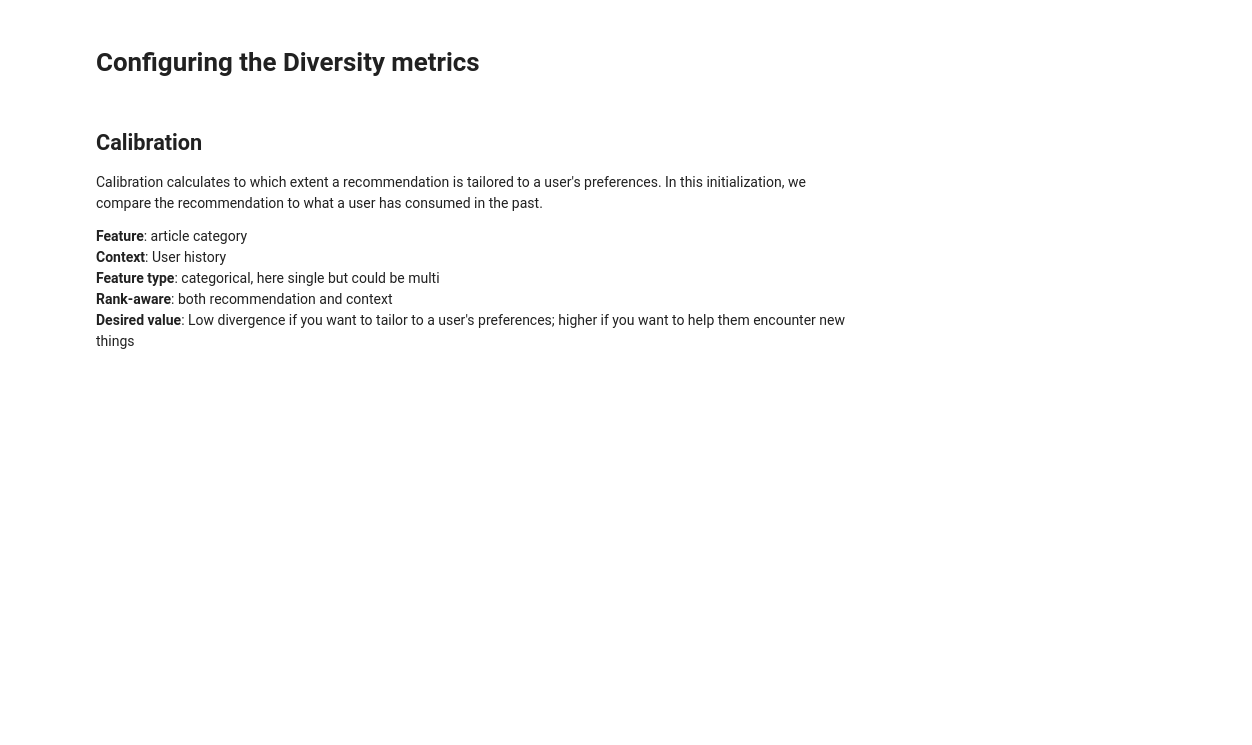
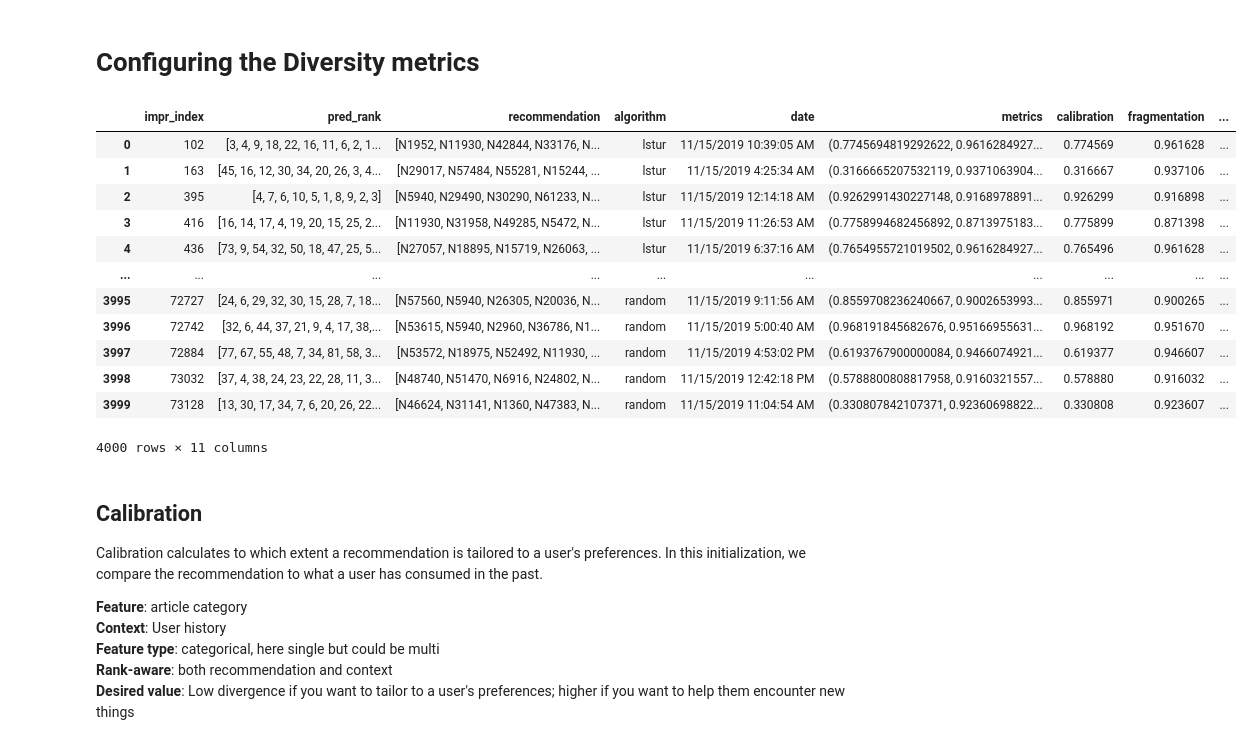
Before and after one commit to svrijenhoek/RADio-, a Jupyter notebook: diversity.ipynb, the cells around one changed output. Saved outputs shown, nothing was run; the diff lists cells and outputs as text; code cells hidden in the pictures; blank space fills up the shorter version.

Commit message:
added comparison to random baseline and visualizations

```diff
--- a/diversity.ipynb
+++ b/diversity.ipynb
@@ -14,19 +14,36 @@ importlib.reload(functions)
 [nltk_data]   Package vader_lexicon is already up-to-date!
 <module 'functions' from 'C:\\Users\\sanne\\PycharmProjects\\RADio-\\functions.py'>
 # %%
-sample_size = 20000
+sample_size = 1000
+recommendation_length = 5
 # %%
 articles = functions.process_articles('data/MINDsmall_dev/news.tsv')
 behaviors = functions.process_behavior('data/MINDsmall_dev/behaviors.tsv', sample_size)
 # %%
-lstur = functions.process_predictions('data/MINDsmall_dev/lstur_pred_small.json', 'lstur')
-nrms = functions.process_predictions('data/MINDsmall_dev/nrms_pred_small.json', 'nrms')
-most_popular = functions.process_predictions('data/MINDsmall_dev/pop_pred_small.json', 'most_popular')
-random = functions.process_random(copy.deepcopy(lstur))
+lstur = functions.process_predictions('data/MINDsmall_dev/lstur_pred_small.json', 'lstur', recommendation_length)
+nrms = functions.process_predictions('data/MINDsmall_dev/nrms_pred_small.json', 'nrms', recommendation_length)
+most_popular = functions.process_predictions('data/MINDsmall_dev/pop_pred_small.json', 'most_popular', recommendation_length)
+random = functions.process_random(copy.deepcopy(lstur), recommendation_length)
 
-predictions = pd.concat([lstur, nrms, most_popular, random]).reset_index()
+predictions = pd.concat([lstur, nrms, most_popular, random]).reset_index(drop=True)
 # %% [markdown]
 # Configuring the Diversity metrics
+# %%
+predictions
+# %% [output]
+|  | impr_index | pred_rank | recommendation | algorithm | date | metrics | calibration | fragmentation | ... |
+| 0 | 102 | [3, 4, 9, 18, 22, 16, 11, 6, 2, 1... | [N1952, N11930, N42844, N33176, N... | lstur | 11/15/2019 10:39:05 AM | (0.7745694819292622, 0.9616284927... | 0.774569 | 0.961628 | ... |
+| 1 | 163 | [45, 16, 12, 30, 34, 20, 26, 3, 4... | [N29017, N57484, N55281, N15244, ... | lstur | 11/15/2019 4:25:34 AM | (0.3166665207532119, 0.9371063904... | 0.316667 | 0.937106 | ... |
+| 2 | 395 | [4, 7, 6, 10, 5, 1, 8, 9, 2, 3] | [N5940, N29490, N30290, N61233, N... | lstur | 11/15/2019 12:14:18 AM | (0.9262991430227148, 0.9168978891... | 0.926299 | 0.916898 | ... |
+| 3 | 416 | [16, 14, 17, 4, 19, 20, 15, 25, 2... | [N11930, N31958, N49285, N5472, N... | lstur | 11/15/2019 11:26:53 AM | (0.7758994682456892, 0.8713975183... | 0.775899 | 0.871398 | ... |
+| 4 | 436 | [73, 9, 54, 32, 50, 18, 47, 25, 5... | [N27057, N18895, N15719, N26063, ... | lstur | 11/15/2019 6:37:16 AM | (0.7654955721019502, 0.9616284927... | 0.765496 | 0.961628 | ... |
+| ... | ... | ... | ... | ... | ... | ... | ... | ... | ... |
+| 3995 | 72727 | [24, 6, 29, 32, 30, 15, 28, 7, 18... | [N57560, N5940, N26305, N20036, N... | random | 11/15/2019 9:11:56 AM | (0.8559708236240667, 0.9002653993... | 0.855971 | 0.900265 | ... |
+| 3996 | 72742 | [32, 6, 44, 37, 21, 9, 4, 17, 38,... | [N53615, N5940, N2960, N36786, N1... | random | 11/15/2019 5:00:40 AM | (0.968191845682676, 0.95166955631... | 0.968192 | 0.951670 | ... |
+| 3997 | 72884 | [77, 67, 55, 48, 7, 34, 81, 58, 3... | [N53572, N18975, N52492, N11930, ... | random | 11/15/2019 4:53:02 PM | (0.6193767900000084, 0.9466074921... | 0.619377 | 0.946607 | ... |
+| 3998 | 73032 | [37, 4, 38, 24, 23, 22, 28, 11, 3... | [N48740, N51470, N6916, N24802, N... | random | 11/15/2019 12:42:18 PM | (0.5788800808817958, 0.9160321557... | 0.578880 | 0.916032 | ... |
+| 3999 | 73128 | [13, 30, 17, 34, 7, 6, 20, 26, 22... | [N46624, N31141, N1360, N47383, N... | random | 11/15/2019 11:04:54 AM | (0.330807842107371, 0.92360698822... | 0.330808 | 0.923607 | ... |
+4000 rows × 11 columns
 # %% [markdown]
 ## Calibration
 
```
Also changed, not shown: parts of 5 cells of this notebook, 1 other file.
